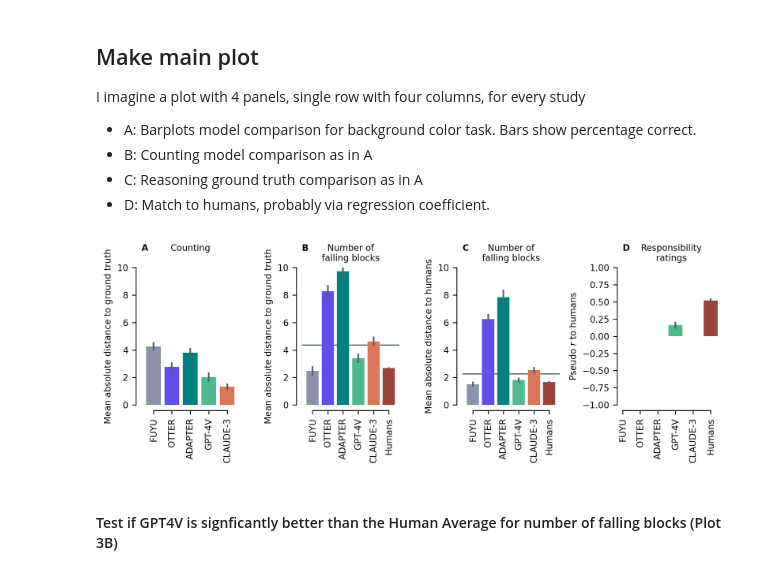
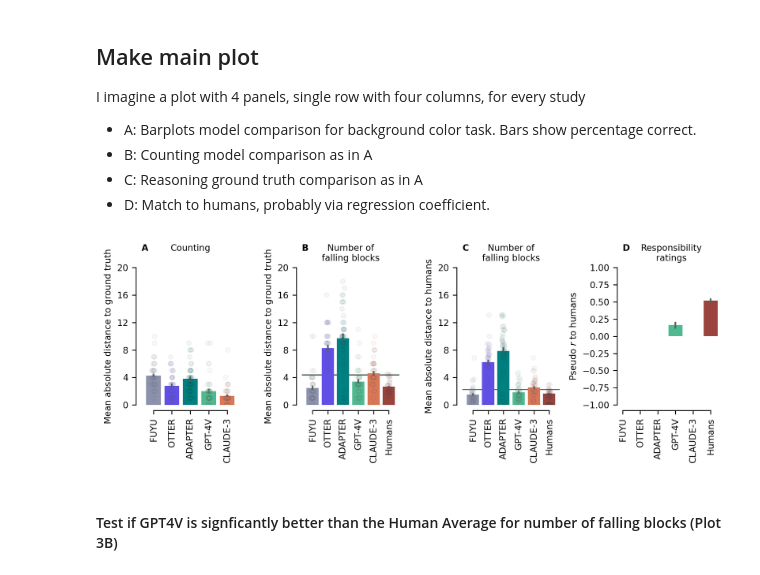
Before and after one commit to lsbuschoff/multimodal, a Jupyter notebook: 02_jenga_analysis.ipynb, the cells around one changed output. Saved outputs shown, nothing was run; the diff lists cells and outputs as text; code cells hidden in the pictures.

```diff
--- a/02_jenga_analysis.ipynb
+++ b/02_jenga_analysis.ipynb
@@ -33,6 +33,7 @@ models.head()
 counting = np.zeros(len(subjects))
 counting_errs = np.zeros(len(subjects))
 gt = models[models.Experiment == 1]["GT"]
+counting_errs_subj = np.zeros((len(subjects), len(gt)))
 
 # Loop through subjects
 for ind, subject in enumerate(subjects):
@@ -40,6 +41,7 @@ for ind, subject in enumerate(subjects):
         model_answers = models[models.Experiment == 1][subject]
         counting[ind] = np.nanmean(np.abs(model_answers.values - gt.values))
         counting_errs[ind] = sem(np.abs(model_answers.values - gt.values), nan_policy="omit")
+        counting_errs_subj[ind] = np.abs(model_answers.values - gt.values)
         print(f"Counting, {subject}: {counting[ind]:.4f} mean absolute error")
 # %% [output]
 Counting, FUYU: 4.2619 mean absolute error
@@ -60,6 +62,7 @@ for ind, subject in enumerate(subjects):
         model_answers = models[models.Experiment == 2][subject]
         falling_gt[ind] = np.nanmean(np.abs(model_answers.values - gt.values))
         falling_gt_errs[ind] = sem(np.abs(model_answers.values - gt.values), nan_policy="omit")
+        falling_gt_errs_subj[ind] = np.abs(model_answers.values - gt.values)
         print(f"Falling, {subject}: {falling_gt[ind]:.4f} mean absolute error to ground truth")
 
 # Add human to human comparison
@@ -95,13 +98,17 @@ for ind, subject in enumerate(subjects):
         model_answers = models[models.Experiment == 2][subject].values[index]
         falling_human[ind] = np.nanmean(np.abs(model_answers - gt))
         falling_human_errs[ind] = sem(np.abs(model_answers - gt), nan_policy="omit")
+        falling_human_errs_subj[ind] = np.abs(model_answers - gt)
         print(f"Falling, {subject}: {falling_human[ind]:.4f} mean absolute error to humans")
 
 # Add human to human comparison
 num_humans = len(human_prediction.participant.unique())
 difs = np.zeros(num_humans)
+difs_gt = np.zeros(num_humans)
+falling_human_errs_subj_human = np.zeros((num_humans, len(human_prediction.trial.unique())))
 for ind, subj in enumerate(human_prediction.participant.unique()):
     difs[ind] = np.nanmean(np.abs(human_prediction[human_prediction.participant == subj].response - gt))
+    difs_gt[ind] = np.nanmean(np.abs(human_prediction[human_prediction.participant == subj].response - human_prediction.nfall))
 
 falling_human[-1] = np.nanmean(difs)
 falling_human_errs[-1] = sem(difs)
@@ -168,9 +175,22 @@ I imagine a plot with 4 panels, single row with four columns,  for every study
 - B: Counting model comparison as in A
 - C: Reasoning ground truth comparison as in A
 - D: Match to humans,  probably via regression coefficient.
+# %%
+# Reshape data for second plot individual data points
+fgt = pd.DataFrame(falling_gt_errs_subj).T.melt()
+fgth = pd.DataFrame(difs_gt).T.melt()
+fgth.variable = 5
+fgt = pd.concat([fgt, fgth], axis=0, ignore_index=True)
+
+# Reshape data for third plot individual data points
+fhu = pd.DataFrame(falling_human_errs_subj).T.melt()
+fhuh = pd.DataFrame(difs).T.melt()
+fhuh.variable = 5
+fhu = pd.concat([fhu, fhuh], axis=0, ignore_index=True)
 # %%
 # Init plotting params
 model_colors = plot_params()
+col_dict = dict(zip([0, 1, 2, 3, 4, 5], model_colors))
 
 # Prepare plot
 num_subjects = len(subjects)
@@ -178,52 +198,70 @@ fig, axs = plt.subplots(1, 4, figsize=(8,3), sharey=False, tight_layout=True)
 
 # Plot A
 axs[0].bar(np.arange(num_subjects), counting, color=model_colors)
-axs[0].errorbar(np.arange(num_subjects), counting, yerr=counting_errs, ls="none")
 axs[0].set_title("Counting\n")
 axs[0].set_title("A\n", fontweight='bold', loc='left', fontsize='medium')
 axs[0].set_ylabel("Mean absolute distance to ground truth")
-axs[0].set_ylim(0, 10)
+axs[0].set_ylim(0, 19)
+axs[0].set_yticks(np.arange(0, 21, 4))
 #axs[0].axhline(y=random_dists[0])
 axs[0].set_xticks(np.arange(num_subjects))
 
 # Plot B
 axs[1].bar(np.arange(num_subjects+1), falling_gt, color=model_colors)
-axs[1].errorbar(np.arange(num_subjects+1), falling_gt, yerr=falling_gt_errs, ls="none")
 axs[1].set_title("Number of\nfalling blocks", loc="center")
 axs[1].set_title("B\n", fontweight='bold', loc='left', fontsize='medium')
 axs[1].set_ylabel("Mean absolute distance to ground truth")
-axs[1].set_ylim(0, 10)
+axs[1].set_ylim(0, 19)
+axs[1].set_yticks(np.arange(0, 21, 4))
 axs[1].axhline(y=baseline_gt, linewidth=1, zorder=0)
 axs[1].set_xticks(np.arange(num_subjects+1))
 
 # Plot B
 axs[2].bar(np.arange(num_subjects+1), falling_human, color=model_colors)
-axs[2].errorbar(np.arange(num_subjects+1), falling_human, yerr=falling_human_errs, ls="none")
 axs[2].set_title("Number of\nfalling blocks", loc="center")
 axs[2].set_title("C\n", fontweight='bold', loc='left', fontsize='medium')
 axs[2].set_ylabel("Mean absolute distance to humans")
-axs[2].set_ylim(0, 10)
+axs[2].set_ylim(0, 19)
+axs[2].set_yticks(np.arange(0, 21, 4))
 axs[2].axhline(y=baseline_human, linewidth=1, zorder=0)
 axs[2].set_xticks(np.arange(num_subjects+1))
 
 # Plot C human_judgement_correlation_ci
 axs[3].bar(np.arange(num_subjects+1), jenga_lmer_coef, color=model_colors)
 axs[3].errorbar(np.arange(num_subjects+1), jenga_lmer_coef, yerr=jenga_lmer_conf, ls="none")
 axs[3].set_title("Responsibility\nratings", loc="center")
 axs[3].set_title("D\n", fontweight='bold', loc='left', fontsize='medium')
 axs[3].set_ylabel(f"Pseudo $r$ to humans")
 axs[3].set_ylim(-1, 1)
 axs[3].set_xticks(np.arange(num_subjects+1))
 
+# Add data distribution for first three plots
+col_dict.popitem()
+sns.stripplot(data=pd.DataFrame(counting_errs_subj).T.melt(), x="variable", y="value", linewidth=1, edgecolor="gray",
+              ax=axs[0], hue="variable", palette=col_dict, alpha=.05, legend=False, size=4)
+col_dict = dict(zip([0, 1, 2, 3, 4, 5], model_colors))
+sns.stripplot(data=fgt, x="variable", y="value", ax=axs[1], hue="variable", palette=col_dict,
+              linewidth=1, edgecolor="gray", alpha=.05, legend=False, size=4)
+sns.stripplot(data=fhu, x="variable", y="value", ax=axs[2], hue="variable", palette=col_dict,
+              linewidth=1, edgecolor="gray", alpha=.05, legend=False, size=4)
+
+# Add error bars
+axs[0].errorbar(np.arange(num_subjects), counting, yerr=counting_errs, ls="none")
+axs[1].errorbar(np.arange(num_subjects+1), falling_gt, yerr=falling_gt_errs, ls="none")
+axs[2].errorbar(np.arange(num_subjects+1), falling_human, yerr=falling_human_errs, ls="none")
+
 # Despine and set x tick labels afterwards
 sns.despine(offset=5, trim=True)
 axs[0].set_xticklabels(subjects, rotation=90)
 axs[1].set_xticklabels(subjects + ["Humans"], rotation=90)
 axs[2].set_xticklabels(subjects + ["Humans"], rotation=90)
 axs[3].set_xticklabels(subjects + ["Humans"], rotation=90)
+axs[0].set_xlabel("")
+axs[1].set_xlabel("")
+axs[2].set_xlabel("")
 plt.savefig("figures/02_jenga_main.pdf", dpi=300)
 # %% [output]
-[figure, old version]
+[figure, new version]
 # %% [markdown]
 #### Test if GPT4V is signficantly better than the Human Average for number of falling blocks (Plot 3B)
 # %%
```
Also changed, not shown: parts of 1 cell of this notebook, 3 other files.
